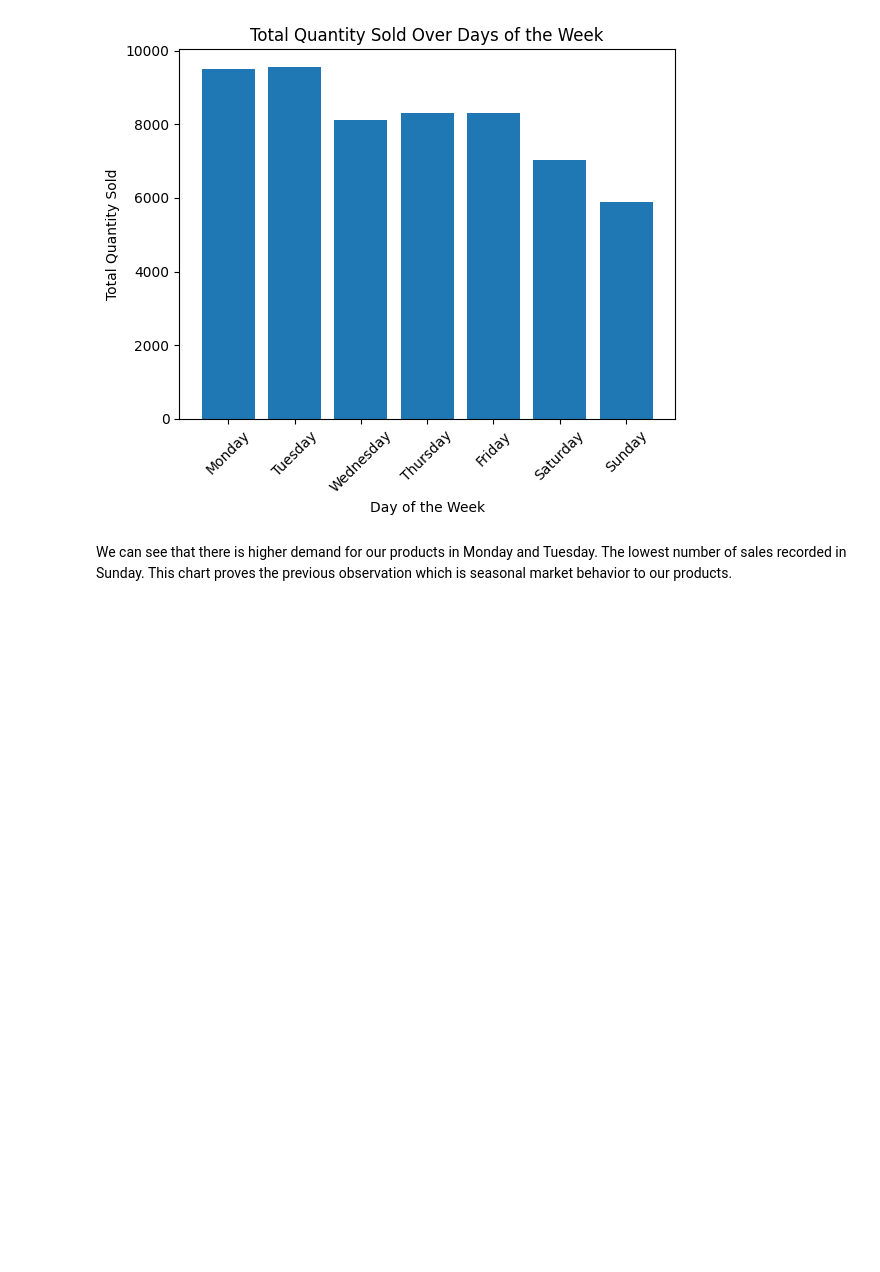
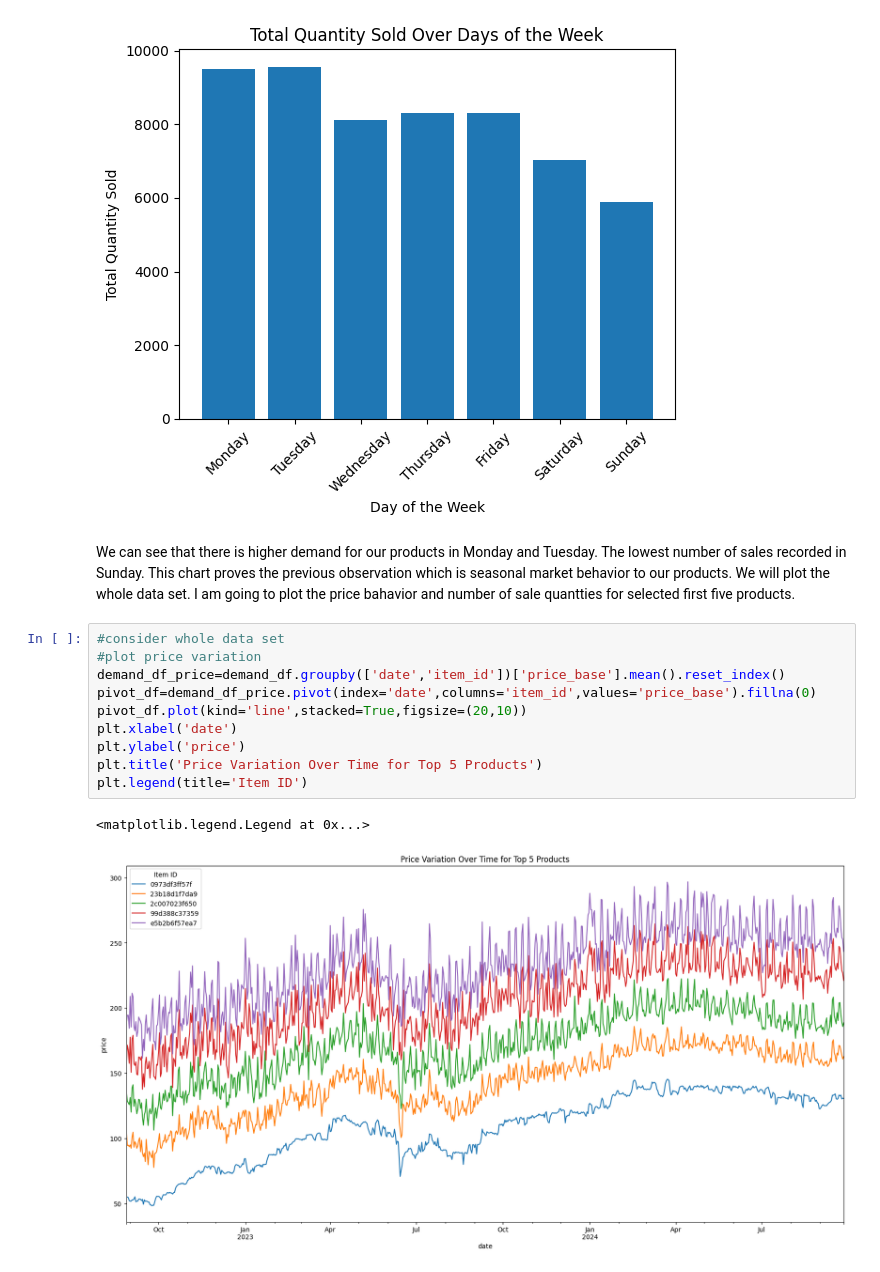
Before and after one commit to Nipuna-Tennakoon/sales-data-analysis, a Jupyter notebook: eda-visualization.ipynb, the cells around one changed output. Saved outputs shown, nothing was run; the diff lists cells and outputs as text; blank space fills up the shorter version.

```diff
--- a/eda-visualization.ipynb
+++ b/eda-visualization.ipynb
@@ -347,4 +347,17 @@ plt.show()
 # %% [output]
 [figure]
 # %% [markdown]
-We can see that there is higher demand for our products in Monday and Tuesday. The lowest number of sales recorded in Sunday. This chart proves the previous observation which is seasonal market behavior to our products.
+We can see that there is higher demand for our products in Monday and Tuesday. The lowest number of sales recorded in Sunday. This chart proves the previous observation which is seasonal market behavior to our products. We will plot the whole data set. I am going to plot the price bahavior and number of sale quantties for selected first five products.
+# %%
+#consider whole data set
+#plot price variation
+demand_df_price=demand_df.groupby(['date','item_id'])['price_base'].mean().reset_index()
+pivot_df=demand_df_price.pivot(index='date',columns='item_id',values='price_base').fillna(0)
+pivot_df.plot(kind='line',stacked=True,figsize=(20,10))
+plt.xlabel('date')
+plt.ylabel('price')
+plt.title('Price Variation Over Time for Top 5 Products')
+plt.legend(title='Item ID')
+# %% [output]
+<matplotlib.legend.Legend at 0x...>
+[figure, added]
```
Also changed, not shown: parts of 3 cells of this notebook, 1 other file.
